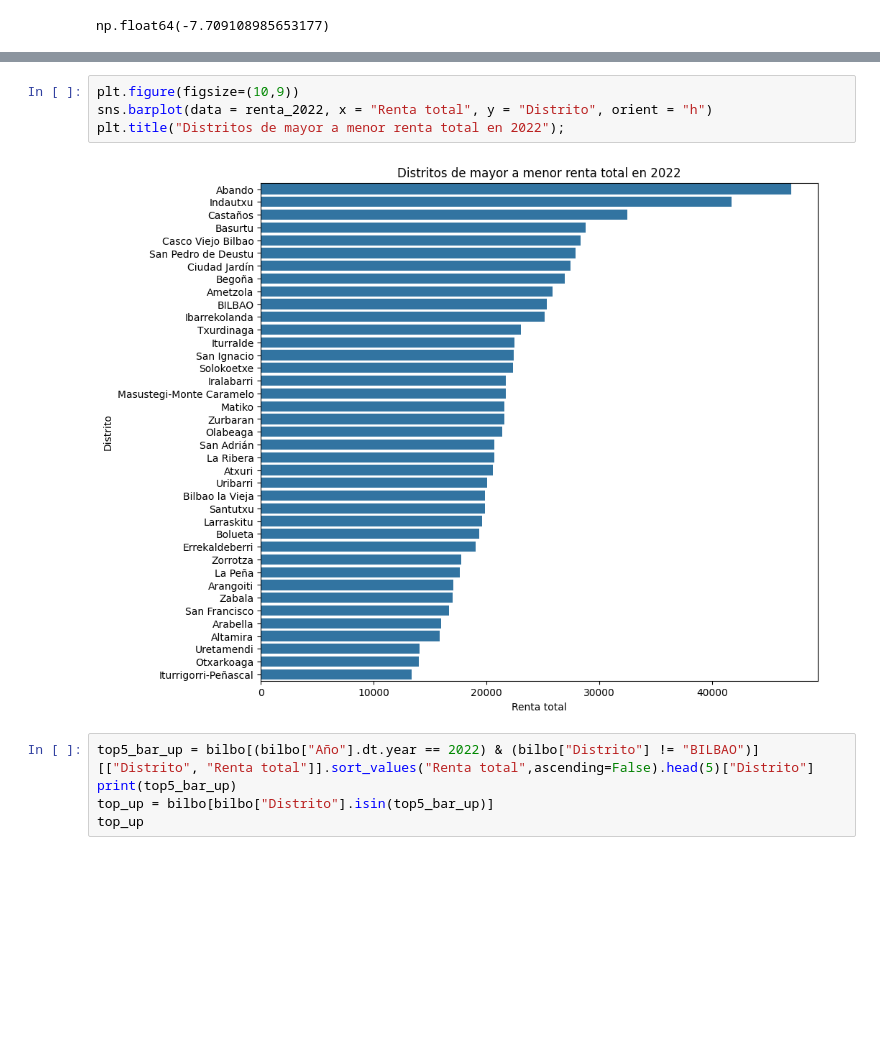
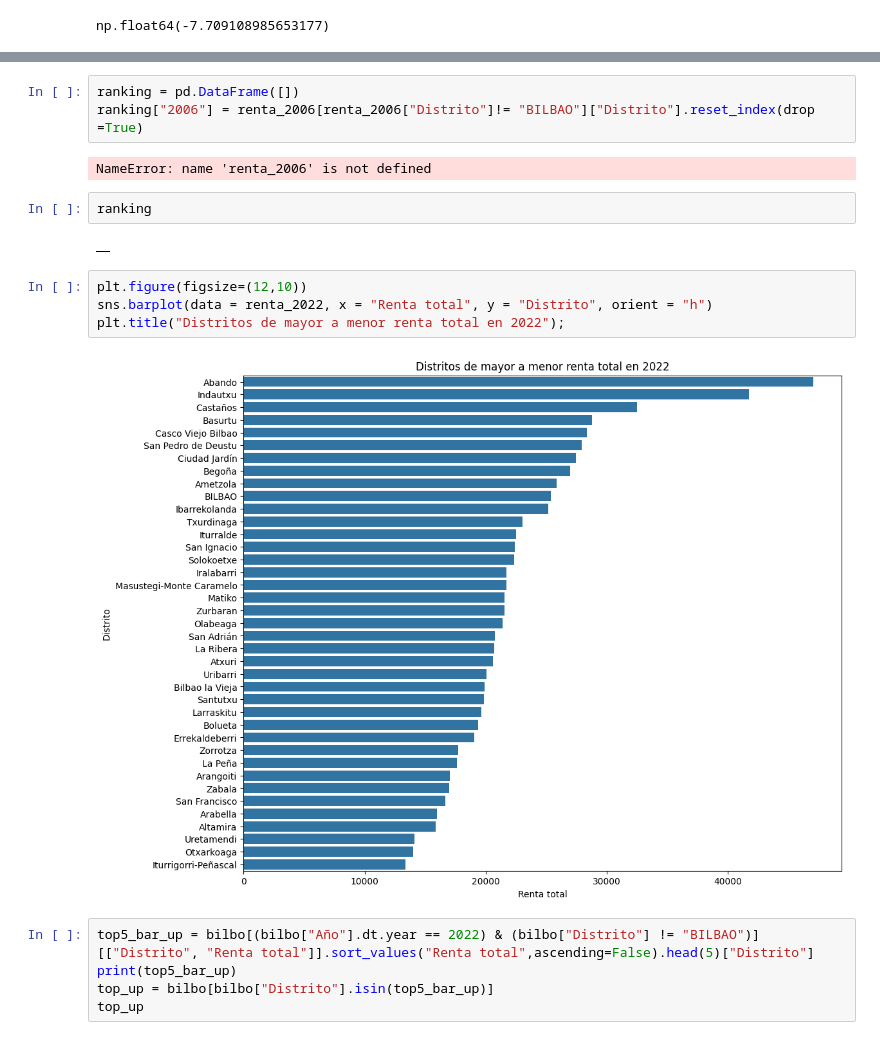
Before and after one commit to PacoFletcher/EDA, a Jupyter notebook: Barrios.ipynb, the cells around one changed output, grey strips where cells are left out. Cells and saved outputs as stored; diff of their text form; blank space fills up the shorter version.

```diff
--- a/Barrios.ipynb
+++ b/Barrios.ipynb
@@ -320,12 +316,21 @@ See the caveats in the documentation: https://pandas.pydata.org/pandas-docs/stab
 259        Iturrigorri-Peñascal
 337                         NaN
 Name: Distrito, dtype: object
+# %%
+ranking = pd.DataFrame([])
+ranking["2006"] = renta_2006[renta_2006["Distrito"]!= "BILBAO"]["Distrito"].reset_index(drop =True)
+# %% [output]
+NameError: name 'renta_2006' is not defined
+# %%
+ranking
+# %% [output]
+|  |
 # %%
-plt.figure(figsize=(10,9))
+plt.figure(figsize=(12,10))
 sns.barplot(data = renta_2022, x = "Renta total", y = "Distrito", orient = "h")
 plt.title("Distritos de mayor a menor renta total en 2022");
 # %% [output]
-[figure, old version]
+[figure, new version]
 # %%
 top5_bar_up = bilbo[(bilbo["Año"].dt.year == 2022) & (bilbo["Distrito"] != "BILBAO")][["Distrito", "Renta total"]].sort_values("Renta total",ascending=False).head(5)["Distrito"]
 print(top5_bar_up)
```
Also changed, not shown: parts of 30 cells of this notebook, 5 other files.
